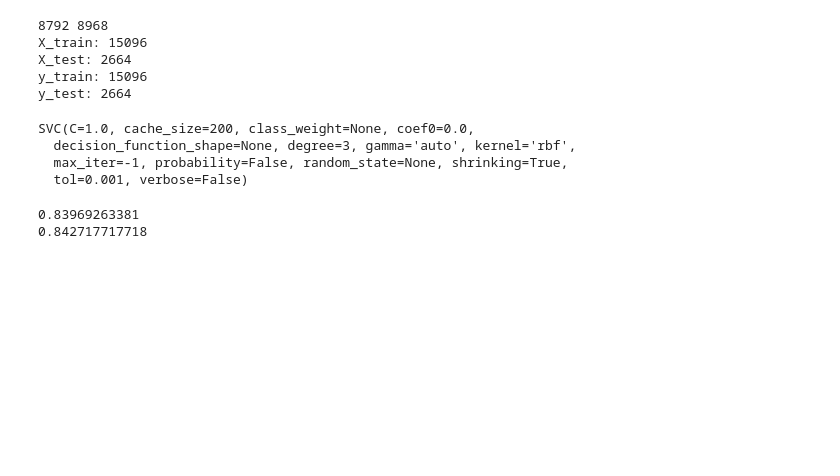
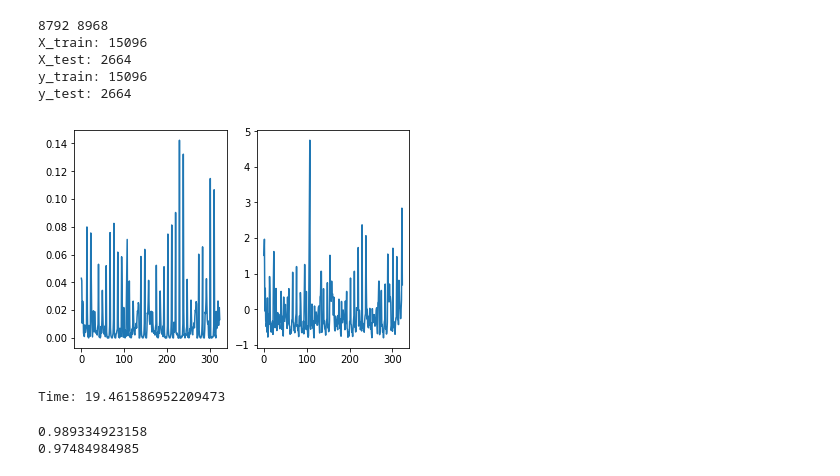
Before and after one commit to tempflip/CarND-Vehicle-Detection, a Jupyter notebook: project.ipynb, the cells around one changed output. Cells and saved outputs as stored; diff of their text form; code cells hidden in the pictures; blank space fills up the shorter version.

Commit message:
score:97

```diff
--- a/project.ipynb
+++ b/project.ipynb
@@ -67,39 +68,56 @@ plt.imshow(hogs)
 # %%
 # building the training sets
 from sklearn.model_selection import train_test_split
+from sklearn.preprocessing import StandardScaler
 
 car_features = [features_from_img(img) for img in car_img]
 non_car_features = [features_from_img(img) for img in non_car_img]
 features = car_features + non_car_features
+
+# before standardization
+plt.subplot(1,2,1)
+plt.plot(features[10])
+
+# after the standardization
+scaler = StandardScaler()
+scaler.fit(features)
+features = scaler.transform(features)
+plt.subplot(1,2,2)
+plt.plot(features[10])
+
 labels = [1 for i in range(len(car_features))] + [0 for i in range(len(non_car_features))]
 print (len(car_features), len(non_car_features))
 
 
 X_train, X_test, y_train, y_test =  train_test_split(features, labels, test_size=0.15, random_state=999)
 
 print('X_train:' , len(X_train))
 print('X_test:' , len(X_test))
 print('y_train:' , len(y_train))
 print('y_test:' , len(y_test))
 # %% [output]
 8792 8968
 X_train: 15096
 X_test: 2664
 y_train: 15096
 y_test: 2664
+[figure, added]
 # %%
+import time
+t = time.time()
+
+n = len(X_train)
 # training
 from sklearn.svm import SVC
 clf = SVC()
-clf.fit(X_train,y_train)
+clf.fit(X_train[:n],y_train[:n])
+print("Time:", time.time() - t)
 # %% [output]
-SVC(C=1.0, cache_size=200, class_weight=None, coef0=0.0,
-  decision_function_shape=None, degree=3, gamma='auto', kernel='rbf',
-  max_iter=-1, probability=False, random_state=None, shrinking=True,
-  tol=0.001, verbose=False)
+Time: 19.461586952209473
 # %%
-print(clf.score(X_train, y_train))
+print(clf.score(X_train[:n], y_train[:n]))
+#print(clf.score(X_train, y_train))
 print(clf.score(X_test, y_test))
 # %% [output]
-0.83969263381
-0.842717717718
+0.989334923158
+0.97484984985
```
Also changed, not shown: parts of 3 cells of this notebook.
